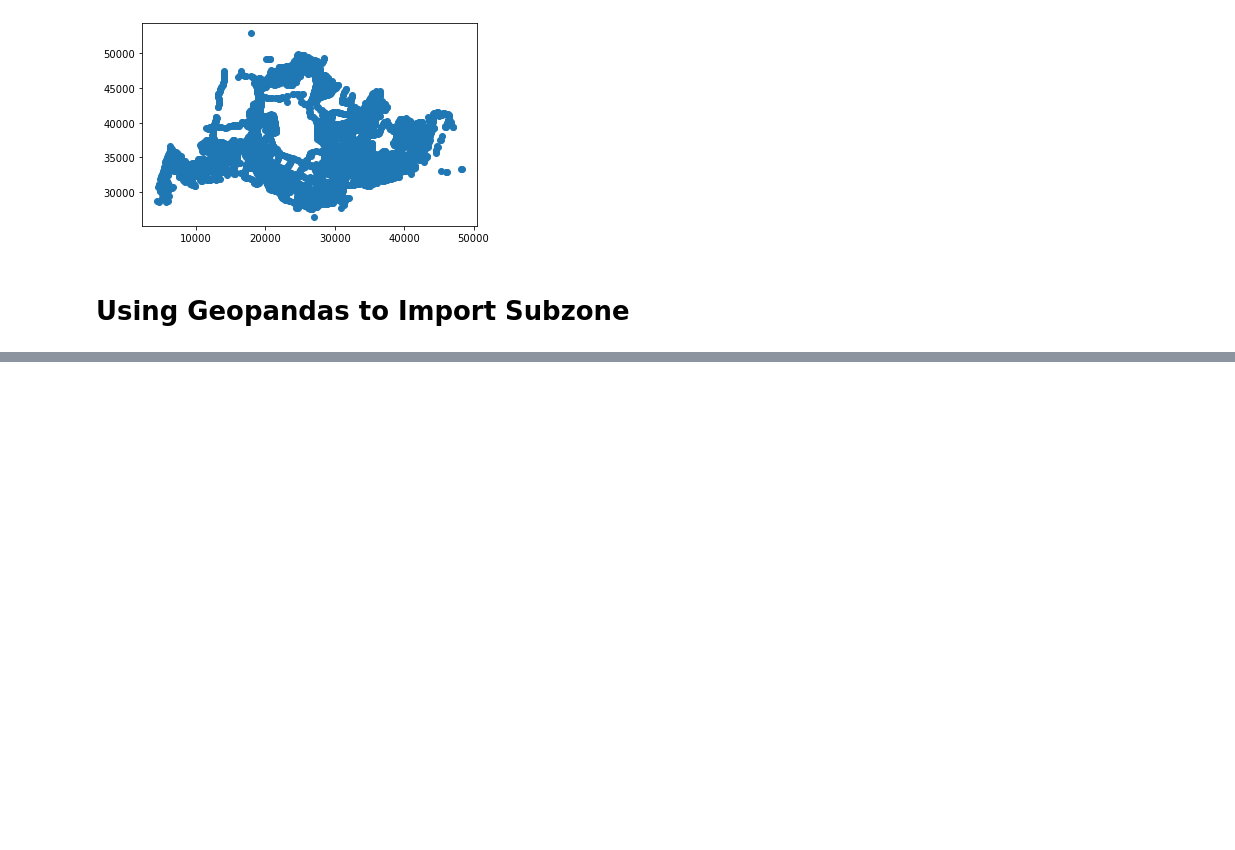
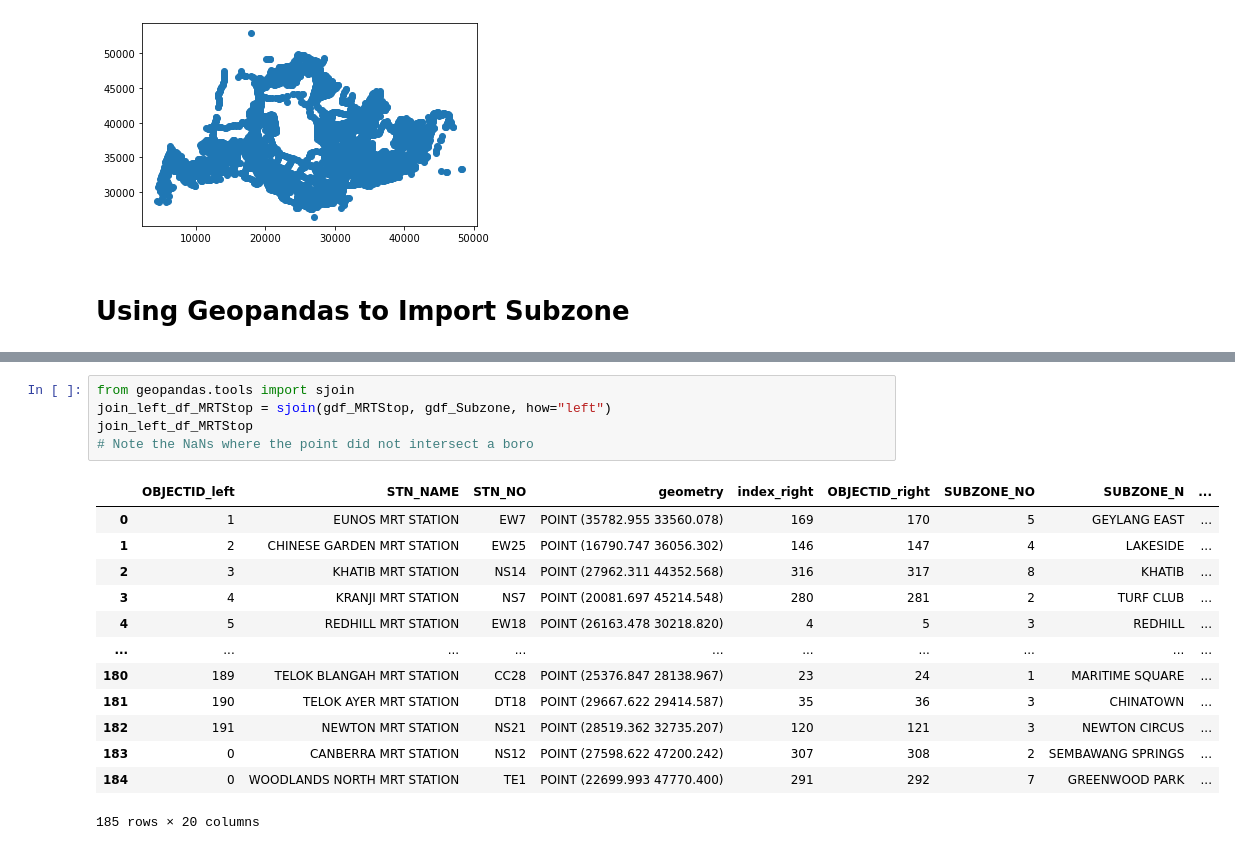
Before and after one commit to bleow/CZ1115PROJ-DataScience_Python, a Jupyter notebook: Geopandas.ipynb, the cells around one changed output, grey strips where cells are left out. Drawn from its saved outputs; the diff is of its cells as text; blank space fills up the shorter version.

```diff
--- a/Geopandas.ipynb
+++ b/Geopandas.ipynb
@@ -47,0 +74,19 @@ Index: []
+# %%
+from geopandas.tools import sjoin
+join_left_df_MRTStop = sjoin(gdf_MRTStop, gdf_Subzone, how="left")
+join_left_df_MRTStop
+# Note the NaNs where the point did not intersect a boro
+# %% [output]
+|  | OBJECTID_left | STN_NAME | STN_NO | geometry | index_right | OBJECTID_right | SUBZONE_NO | SUBZONE_N | ... |
+| 0 | 1 | EUNOS MRT STATION | EW7 | POINT (35782.955 33560.078) | 169 | 170 | 5 | GEYLANG EAST | ... |
+| 1 | 2 | CHINESE GARDEN MRT STATION | EW25 | POINT (16790.747 36056.302) | 146 | 147 | 4 | LAKESIDE | ... |
+| 2 | 3 | KHATIB MRT STATION | NS14 | POINT (27962.311 44352.568) | 316 | 317 | 8 | KHATIB | ... |
+| 3 | 4 | KRANJI MRT STATION | NS7 | POINT (20081.697 45214.548) | 280 | 281 | 2 | TURF CLUB | ... |
+| 4 | 5 | REDHILL MRT STATION | EW18 | POINT (26163.478 30218.820) | 4 | 5 | 3 | REDHILL | ... |
+| ... | ... | ... | ... | ... | ... | ... | ... | ... | ... |
+| 180 | 189 | TELOK BLANGAH MRT STATION | CC28 | POINT (25376.847 28138.967) | 23 | 24 | 1 | MARITIME SQUARE | ... |
+| 181 | 190 | TELOK AYER MRT STATION | DT18 | POINT (29667.622 29414.587) | 35 | 36 | 3 | CHINATOWN | ... |
+| 182 | 191 | NEWTON MRT STATION | NS21 | POINT (28519.362 32735.207) | 120 | 121 | 3 | NEWTON CIRCUS | ... |
+| 183 | 0 | CANBERRA MRT STATION | NS12 | POINT (27598.622 47200.242) | 307 | 308 | 2 | SEMBAWANG SPRINGS | ... |
+| 184 | 0 | WOODLANDS NORTH MRT STATION | TE1 | POINT (22699.993 47770.400) | 291 | 292 | 7 | GREENWOOD PARK | ... |
+185 rows × 20 columns
```
Also changed, not shown: parts of 7 cells of this notebook.
